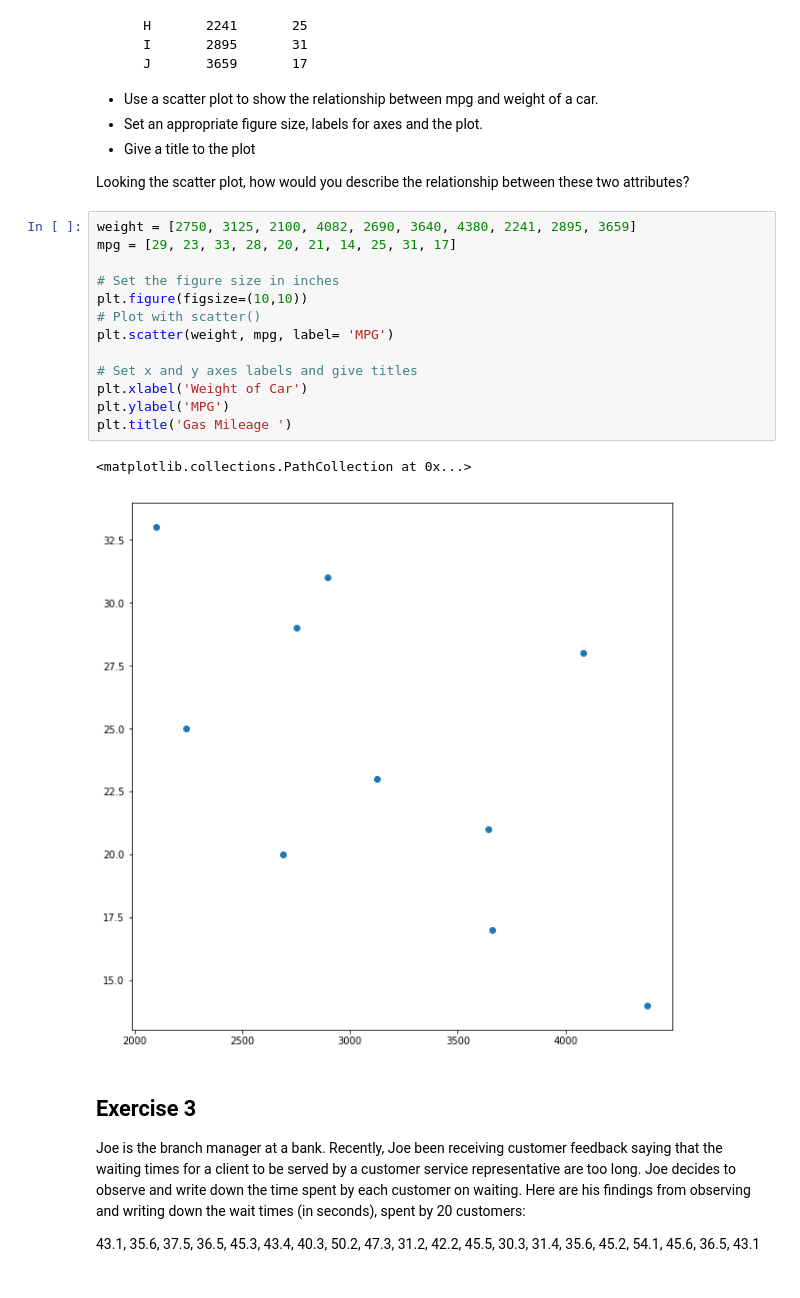
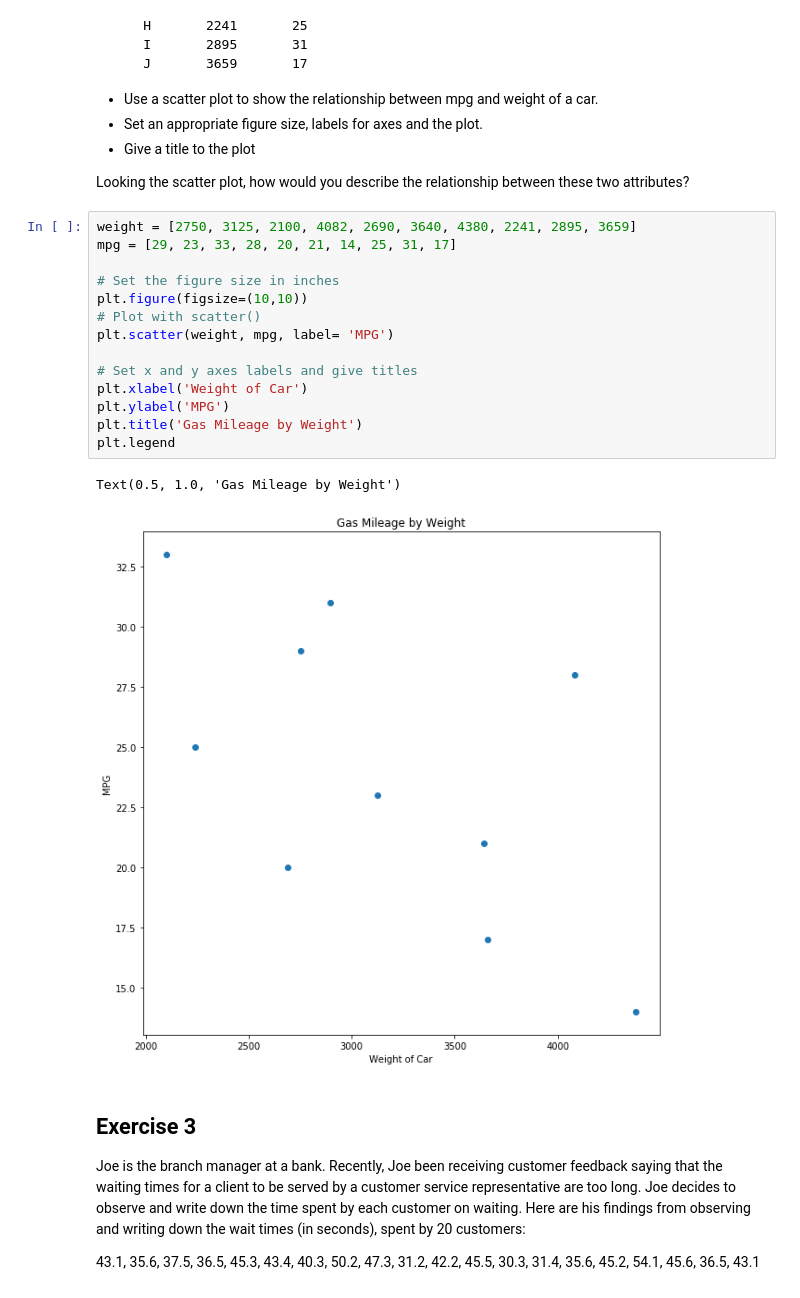
Before and after one commit to pauly51994/dsc-data-viz-lab-nyc-ds-071519, a Jupyter notebook: index.ipynb, the cells around one changed output. Drawn from its saved outputs; the diff is of its cells as text.

```diff
--- a/index.ipynb
+++ b/index.ipynb
@@ -68,19 +68,20 @@ Looking the scatter plot, how would you describe the relationship between these
 # %%
 weight = [2750, 3125, 2100, 4082, 2690, 3640, 4380, 2241, 2895, 3659]
 mpg = [29, 23, 33, 28, 20, 21, 14, 25, 31, 17]
 
 # Set the figure size in inches
 plt.figure(figsize=(10,10))
 # Plot with scatter()
 plt.scatter(weight, mpg, label= 'MPG')
 
 # Set x and y axes labels and give titles
 plt.xlabel('Weight of Car')
 plt.ylabel('MPG')
-plt.title('Gas Mileage ')
+plt.title('Gas Mileage by Weight')
+plt.legend
 # %% [output]
-<matplotlib.collections.PathCollection at 0x...>
+Text(0.5, 1.0, 'Gas Mileage by Weight')
-[figure, old version]
+[figure, new version]
 # %% [markdown]
 ## Exercise 3
 
```
